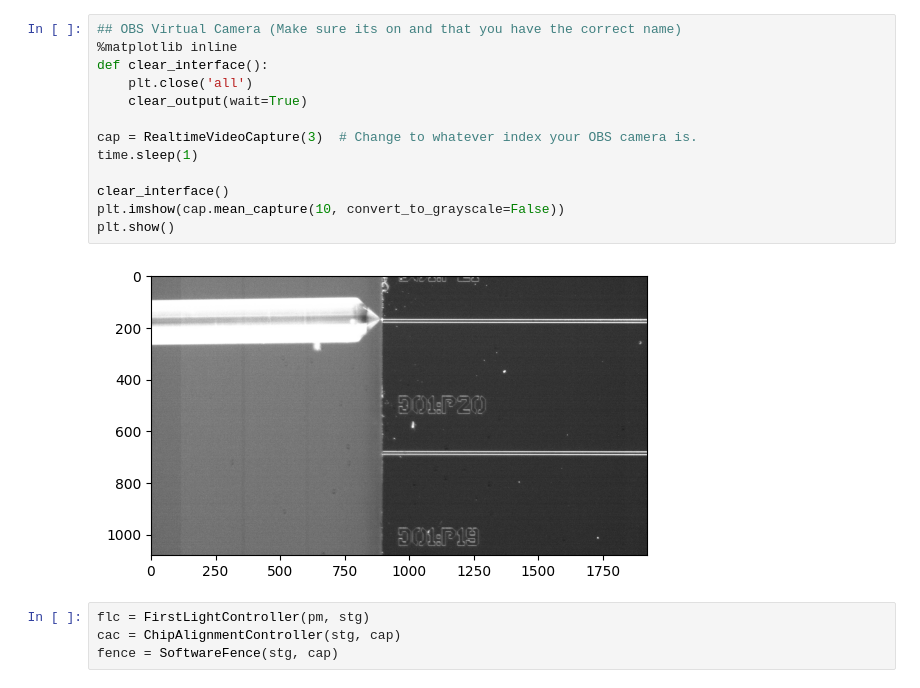
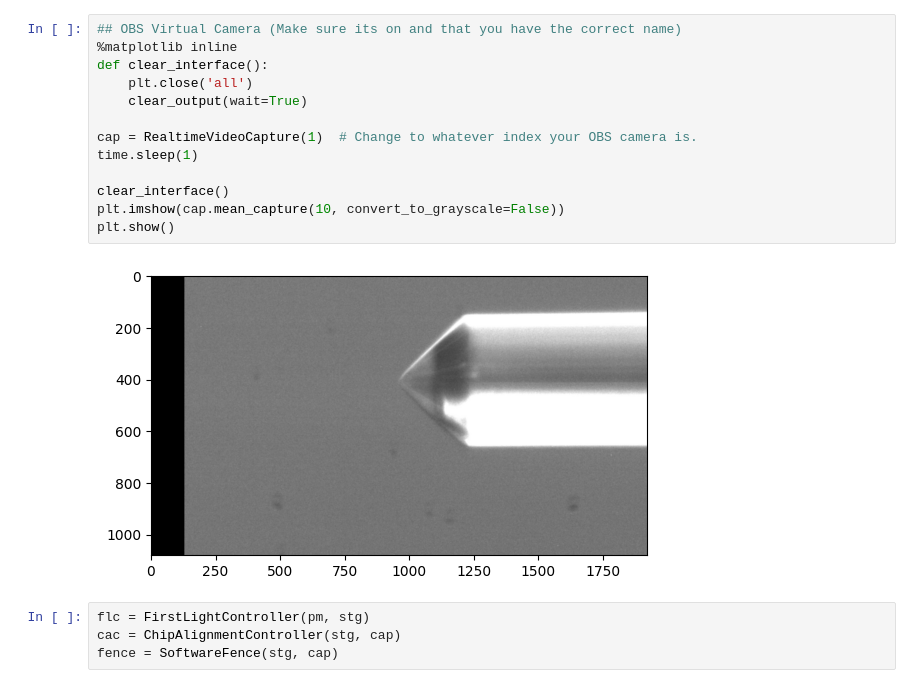
Before and after one commit to mostafa-phi/die_tester, a Jupyter notebook: main_v2.ipynb, the cells around one changed output. Saved outputs shown, nothing was run; the diff lists cells and outputs as text.

```diff
--- a/main_v2.ipynb
+++ b/main_v2.ipynb
@@ -57,18 +67,18 @@ Connected to: NI DAQ, Dev1, USB-6363 (BNC)
 # %%
 ## OBS Virtual Camera (Make sure its on and that you have the correct name)
 %matplotlib inline
 def clear_interface():
     plt.close('all')
     clear_output(wait=True)
 
-cap = RealtimeVideoCapture(3)  # Change to whatever index your OBS camera is.
+cap = RealtimeVideoCapture(1)  # Change to whatever index your OBS camera is.
 time.sleep(1)
 
 clear_interface()
 plt.imshow(cap.mean_capture(10, convert_to_grayscale=False))
 plt.show()
 # %% [output]
-[figure, old version]
+[figure, new version]
 # %%
 flc = FirstLightController(pm, stg)
 cac = ChipAlignmentController(stg, cap)
```
Also changed, not shown: parts of 20 cells of this notebook.
